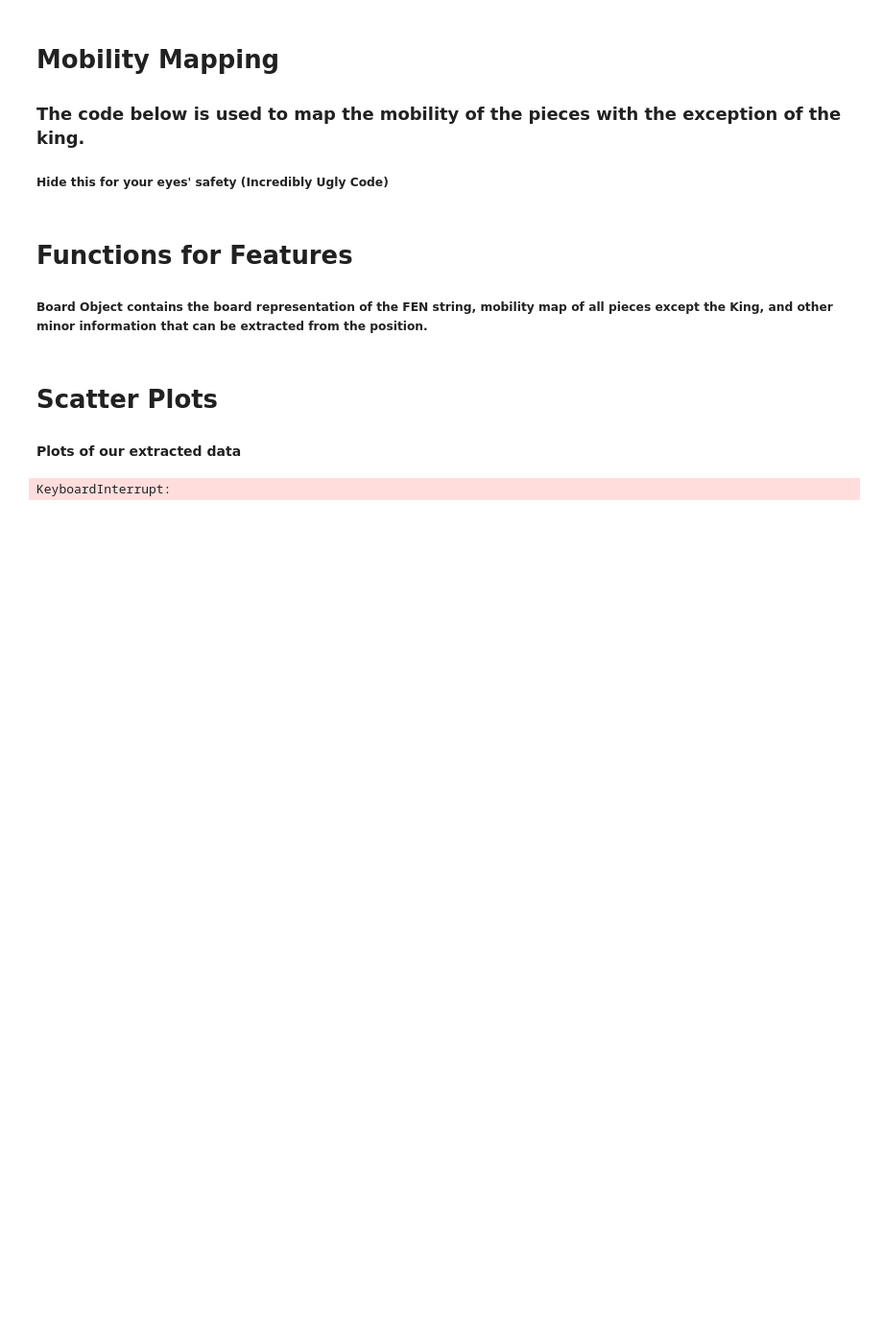
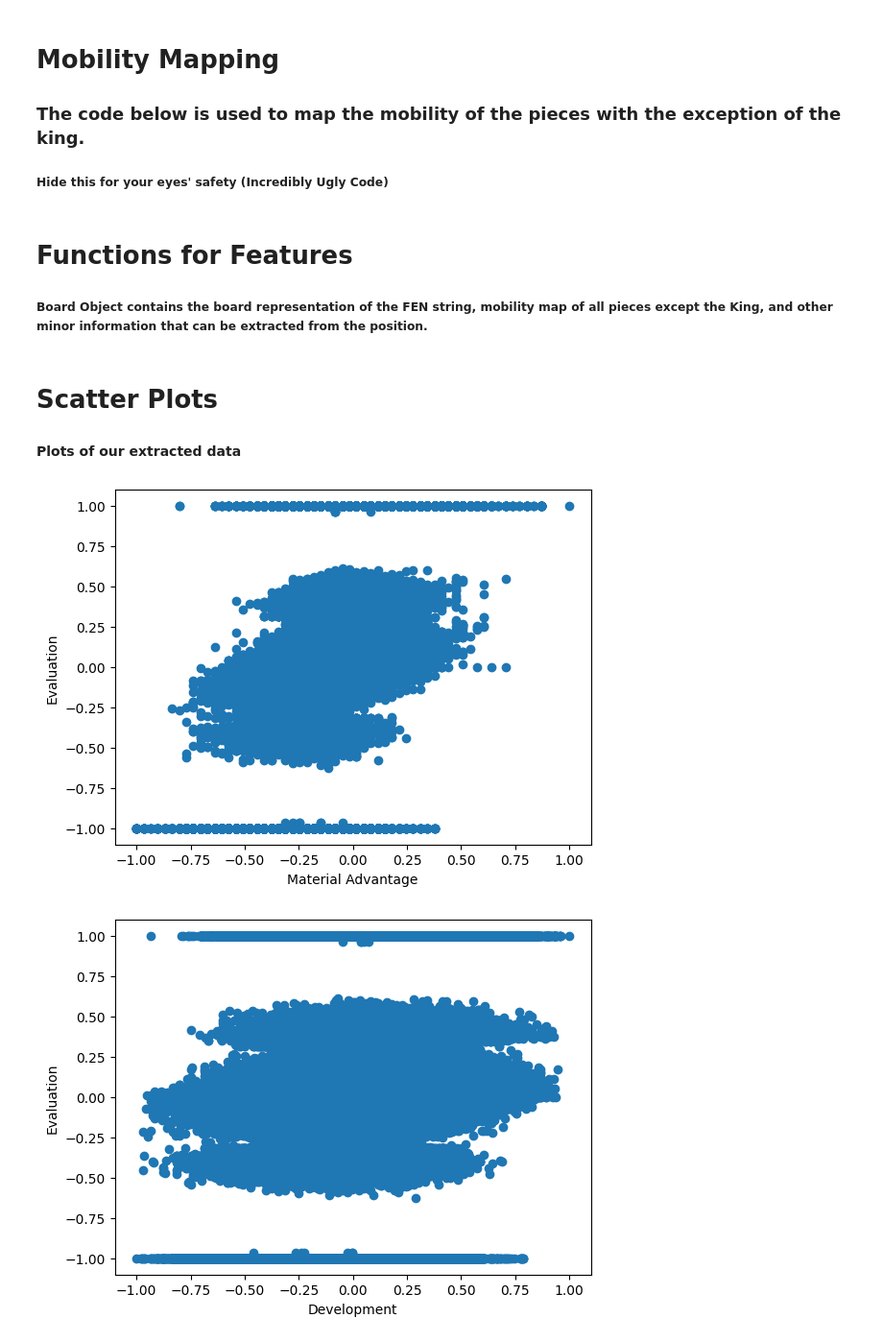
Before and after one commit to ezh247467/CSE151A-Group-Project, a Jupyter notebook: Group_Project.ipynb, the cells around one changed output. Shown at 96% size. Saved outputs shown, nothing was run; the diff lists cells and outputs as text; code cells hidden in the pictures; blank space fills up the shorter version.

Commit message:
Tweaked changes for notebook, some unofficial finishing touches for LinReg part of README, and added images used in the cross-validation for the LinReg

```diff
--- a/Group_Project.ipynb
+++ b/Group_Project.ipynb
@@ -528,34 +527,41 @@ for i in range(len(fen_strs)):
   board = Board(fen_strs[i])
   advantages.append(board.advantage())
   develops.append(board.evaluate())
+develops = np.array(develops)
+advantages = np.array(advantages)
 
 evaluations = np.array(chessData_df['Evaluation'])
 for i in range(len(evaluations)):
   eval = evaluations[i]
   if '#' in eval:
     evaluations[i] = eval[1] + '15320'
   evaluations[i] = int(evaluations[i])
 
 normalize = lambda x: 2 * (x - min(x)) / (max(x) - min(x)) - 1
 advantages = normalize(advantages)
+develops = normalize(develops)
 evaluations = normalize(evaluations)
 
 evaluations = pd.DataFrame(evaluations, columns=['Evaluation'])
 chessData_df = chessData_df.drop('Evaluation', axis=1)
 chessData_df = pd.concat([chessData_df, evaluations], axis=1)
 chessData_df = chessData_df.assign(Material_Advantage=advantages)
 chessData_df = chessData_df.assign(Development=develops)
 
 eval = chessData_df['Evaluation']
 develop = chessData_df['Development']
 adv = chessData_df['Material_Advantage']
+
+chessData_df.to_csv('chessData_df.csv')
+
 plt.scatter(adv, eval, label='Material')
 plt.xlabel("Material Advantage")
 plt.ylabel("Evaluation")
 plt.show()
 plt.scatter(develop, eval, label='Development')
 plt.xlabel("Development")
 plt.ylabel("Evaluation")
 plt.show()
 # %% [output]
-KeyboardInterrupt:
+[figure, added]
+[figure, added]
```
Also changed, not shown: parts of 2 cells of this notebook, 3 other files.
